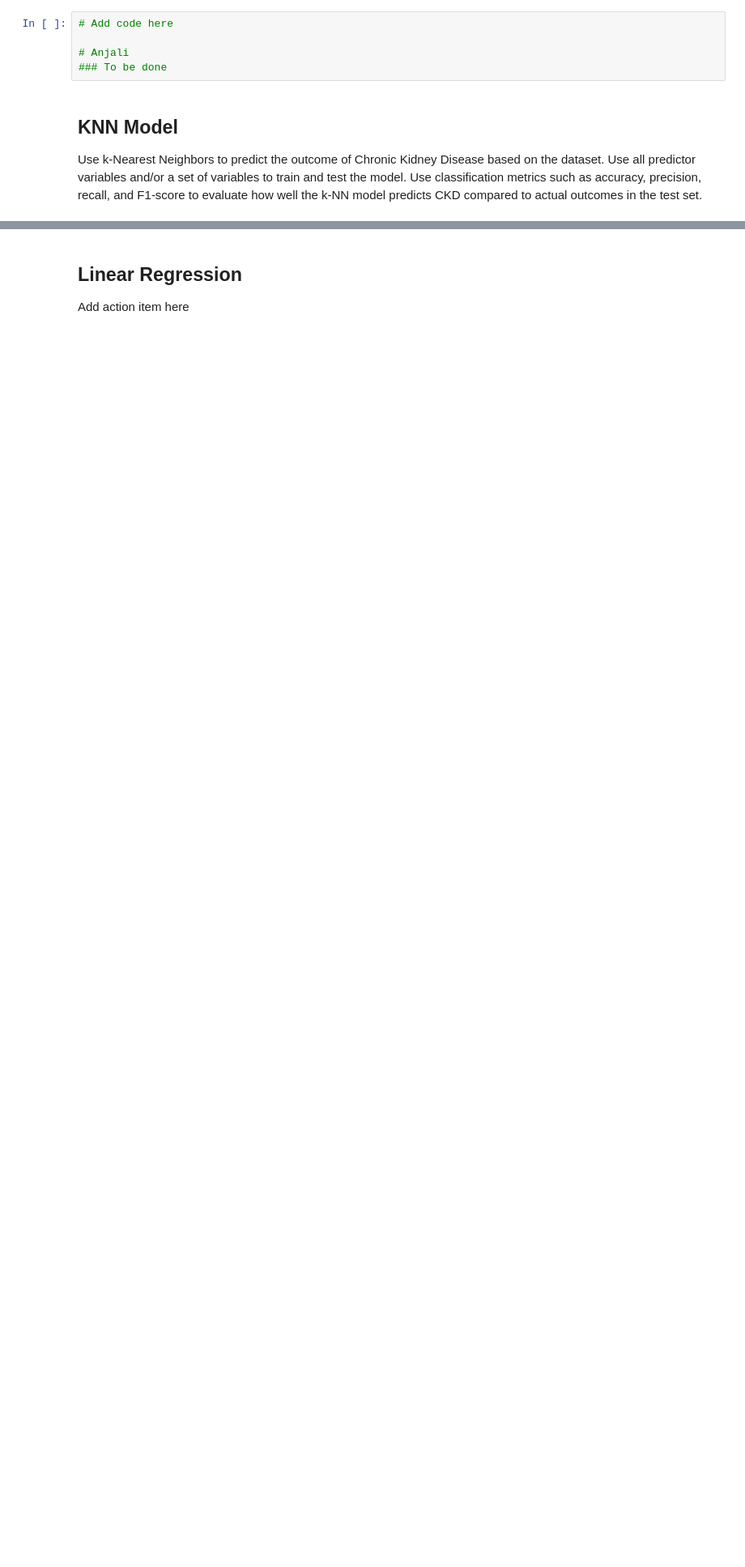
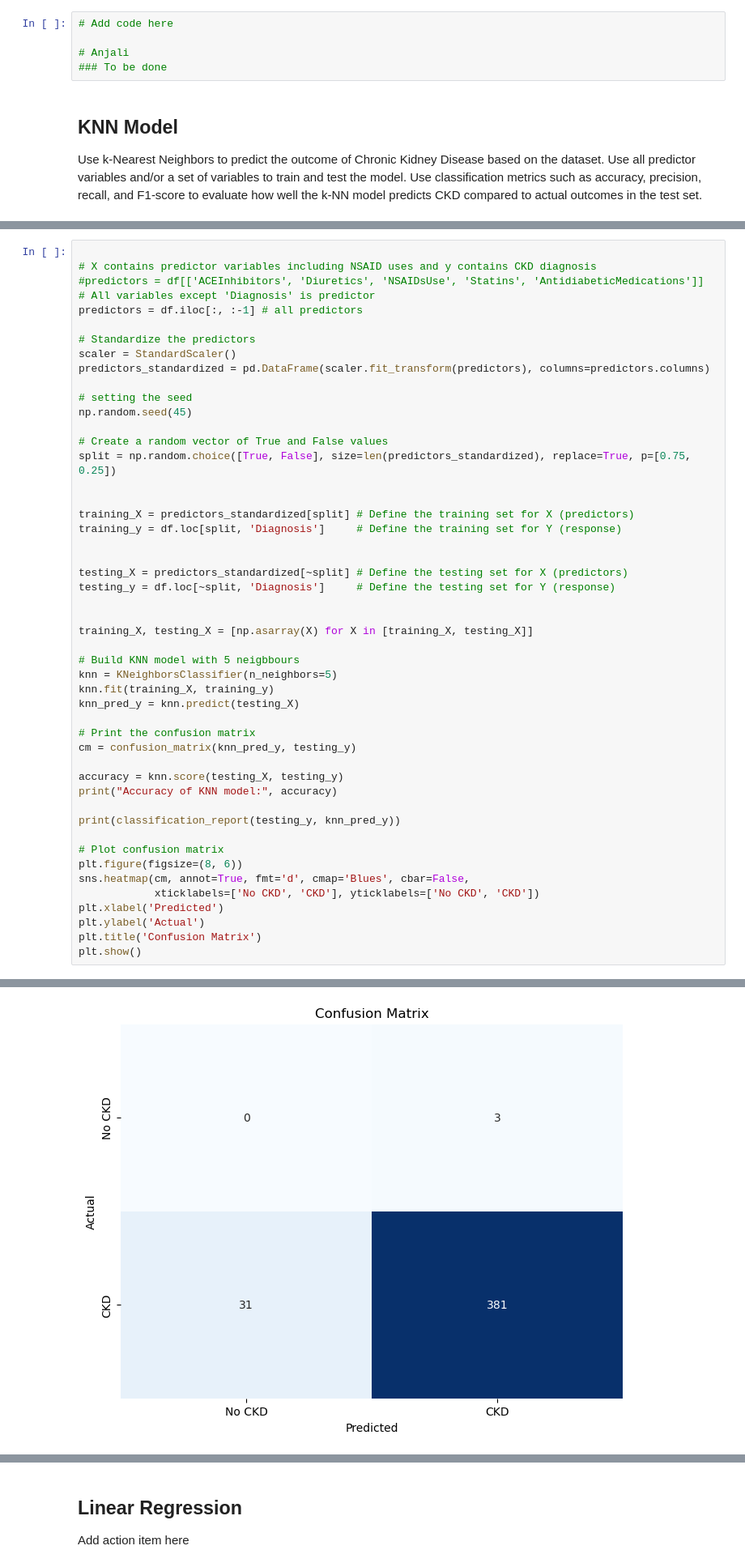
Before and after one commit to anjali-deshpande-hub/chronic_kidney_disease, a Jupyter notebook: src/CKD.ipynb, the cells around one changed output, grey strips where cells are left out. Shown: that part at 81% size. Saved outputs shown, nothing was run; the diff lists cells and outputs as text; blank space fills up the shorter version.

Commit message:
Added import statements; Added code to print correlation matrix; Added code to display top 15 correlation between variables; Added code for KNN model

```diff
--- a/src/CKD.ipynb
+++ b/src/CKD.ipynb
@@ -230,0 +303,50 @@ Use k-Nearest Neighbors to predict the outcome of Chronic Kidney Disease based o
+# %%
+
+# X contains predictor variables including NSAID uses and y contains CKD diagnosis
+#predictors = df[['ACEInhibitors', 'Diuretics', 'NSAIDsUse', 'Statins', 'AntidiabeticMedications']]
+# All variables except 'Diagnosis' is predictor
+predictors = df.iloc[:, :-1] # all predictors
+
+# Standardize the predictors
+scaler = StandardScaler()
+predictors_standardized = pd.DataFrame(scaler.fit_transform(predictors), columns=predictors.columns)
+
+# setting the seed
+np.random.seed(45)
+
+# Create a random vector of True and False values
+split = np.random.choice([True, False], size=len(predictors_standardized), replace=True, p=[0.75, 0.25])
+
+
+training_X = predictors_standardized[split] # Define the training set for X (predictors)
+training_y = df.loc[split, 'Diagnosis']     # Define the training set for Y (response)
+
+
+testing_X = predictors_standardized[~split] # Define the testing set for X (predictors)
+testing_y = df.loc[~split, 'Diagnosis']     # Define the testing set for Y (response)
+
+
+training_X, testing_X = [np.asarray(X) for X in [training_X, testing_X]]
+
+# Build KNN model with 5 neigbbours
+knn = KNeighborsClassifier(n_neighbors=5)
+knn.fit(training_X, training_y)
+knn_pred_y = knn.predict(testing_X)
+
+# Print the confusion matrix
+cm = confusion_matrix(knn_pred_y, testing_y)
+
+accuracy = knn.score(testing_X, testing_y)
+print("Accuracy of KNN model:", accuracy)
+
+print(classification_report(testing_y, knn_pred_y))
+
+# Plot confusion matrix
+plt.figure(figsize=(8, 6))
+sns.heatmap(cm, annot=True, fmt='d', cmap='Blues', cbar=False,
+            xticklabels=['No CKD', 'CKD'], yticklabels=['No CKD', 'CKD'])
+plt.xlabel('Predicted')
+plt.ylabel('Actual')
+plt.title('Confusion Matrix')
+plt.show()
+# %% [output]
@@ -230,0 +362 @@ Use k-Nearest Neighbors to predict the outcome of Chronic Kidney Disease based o
+[figure, added]
```
Also changed, not shown: parts of 9 cells of this notebook.
